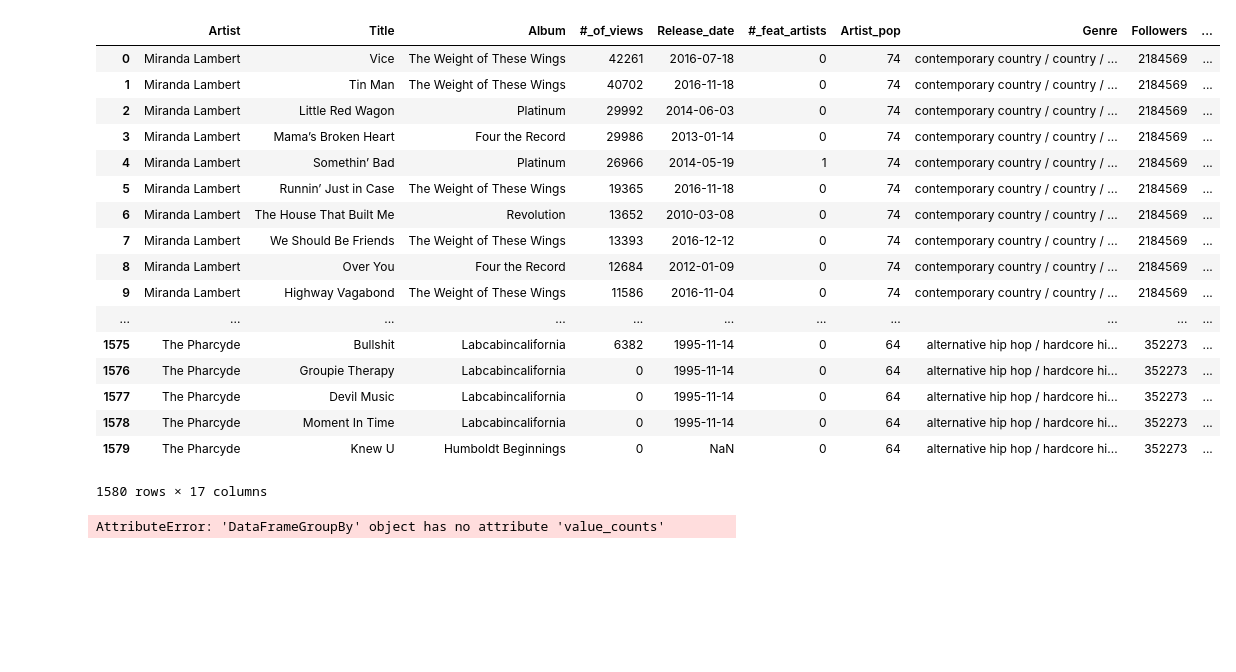
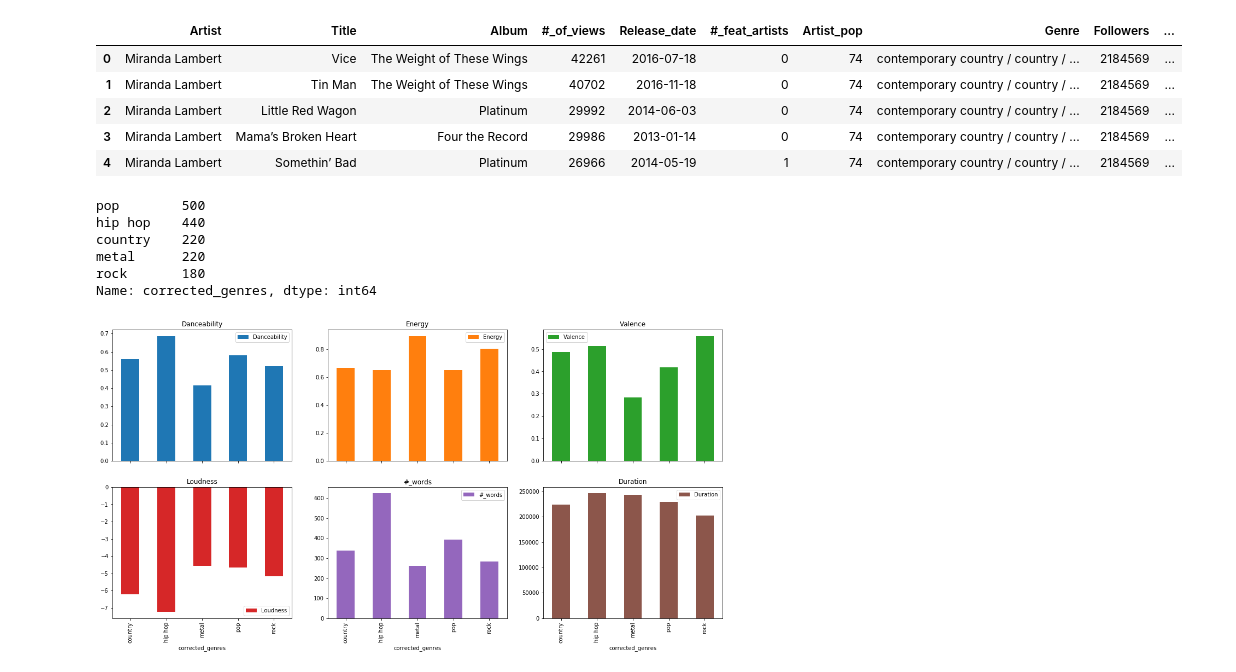
Before and after one commit to ccamp032/Music-Mood-Analysis, a Jupyter notebook: Phase_2_data_analysis/LyricDataset_Chris.ipynb, the cells around one changed output. Cells and saved outputs as stored; diff of their text form; code cells hidden in the pictures; blank space fills up the shorter version.

Commit message:
EDA on corrected genres

```diff
--- a/Phase_2_data_analysis/LyricDataset_Chris.ipynb
+++ b/Phase_2_data_analysis/LyricDataset_Chris.ipynb
@@ -52,32 +32,31 @@ for index, genre in enumerate(g_list):
                 if g in split:
                     correct += 1
             correct_guesses[g] = correct
+
     correct_genre = max(correct_guesses, key=lambda key: correct_guesses[key])
-    g_list[index] = correct_genre
+    if correct_genre == 'australian':
+        g_list[index] = 'pop'
+    elif correct_genre == 'punk':
+        g_list[index] = 'rock'
+    else:
+        g_list[index] = correct_genre
     correct_guesses.clear()
 # %%
 music_df['corrected_genres'] = g_list
-music_df
+music_df.head()
 # %% [output]
 |  | Artist | Title | Album | #_of_views | Release_date | #_feat_artists | Artist_pop | Genre | Followers | ... |
 | 0 | Miranda Lambert | Vice | The Weight of These Wings | 42261 | 2016-07-18 | 0 | 74 | contemporary country / country / ... | 2184569 | ... |
 | 1 | Miranda Lambert | Tin Man | The Weight of These Wings | 40702 | 2016-11-18 | 0 | 74 | contemporary country / country / ... | 2184569 | ... |
 | 2 | Miranda Lambert | Little Red Wagon | Platinum | 29992 | 2014-06-03 | 0 | 74 | contemporary country / country / ... | 2184569 | ... |
 | 3 | Miranda Lambert | Mama’s Broken Heart | Four the Record | 29986 | 2013-01-14 | 0 | 74 | contemporary country / country / ... | 2184569 | ... |
 | 4 | Miranda Lambert | Somethin’ Bad | Platinum | 26966 | 2014-05-19 | 1 | 74 | contemporary country / country / ... | 2184569 | ... |
-| 5 | Miranda Lambert | Runnin’ Just in Case | The Weight of These Wings | 19365 | 2016-11-18 | 0 | 74 | contemporary country / country / ... | 2184569 | ... |
-| 6 | Miranda Lambert | The House That Built Me | Revolution | 13652 | 2010-03-08 | 0 | 74 | contemporary country / country / ... | 2184569 | ... |
-| 7 | Miranda Lambert | We Should Be Friends | The Weight of These Wings | 13393 | 2016-12-12 | 0 | 74 | contemporary country / country / ... | 2184569 | ... |
-| 8 | Miranda Lambert | Over You | Four the Record | 12684 | 2012-01-09 | 0 | 74 | contemporary country / country / ... | 2184569 | ... |
-| 9 | Miranda Lambert | Highway Vagabond | The Weight of These Wings | 11586 | 2016-11-04 | 0 | 74 | contemporary country / country / ... | 2184569 | ... |
-| ... | ... | ... | ... | ... | ... | ... | ... | ... | ... | ... |
-| 1575 | The Pharcyde | Bullshit | Labcabincalifornia | 6382 | 1995-11-14 | 0 | 64 | alternative hip hop / hardcore hi... | 352273 | ... |
-| 1576 | The Pharcyde | Groupie Therapy | Labcabincalifornia | 0 | 1995-11-14 | 0 | 64 | alternative hip hop / hardcore hi... | 352273 | ... |
-| 1577 | The Pharcyde | Devil Music | Labcabincalifornia | 0 | 1995-11-14 | 0 | 64 | alternative hip hop / hardcore hi... | 352273 | ... |
-| 1578 | The Pharcyde | Moment In Time | Labcabincalifornia | 0 | 1995-11-14 | 0 | 64 | alternative hip hop / hardcore hi... | 352273 | ... |
-| 1579 | The Pharcyde | Knew U | Humboldt Beginnings | 0 | NaN | 0 | 64 | alternative hip hop / hardcore hi... | 352273 | ... |
-1580 rows × 17 columns
 # %%
-music_df.groupby(['corrected_genres']).count()
+music_df['corrected_genres'].value_counts()
 # %% [output]
-AttributeError: 'DataFrameGroupBy' object has no attribute 'value_counts'
+pop        500
+hip hop    440
+country    220
+metal      220
+rock       180
+Name: corrected_genres, dtype: int64
@@ -83,0 +66,4 @@ AttributeError: 'DataFrameGroupBy' object has no attribute 'value_counts'
+# %%
+genre_analyze[['Danceability', 'Energy', 'Valence', 'Loudness', '#_words', 'Duration']].mean().plot.bar(subplots=True, layout=(3,3), figsize=(20,15))
+# %% [output]
+[figure, added]
```
Also changed, not shown: parts of 3 cells of this notebook.
